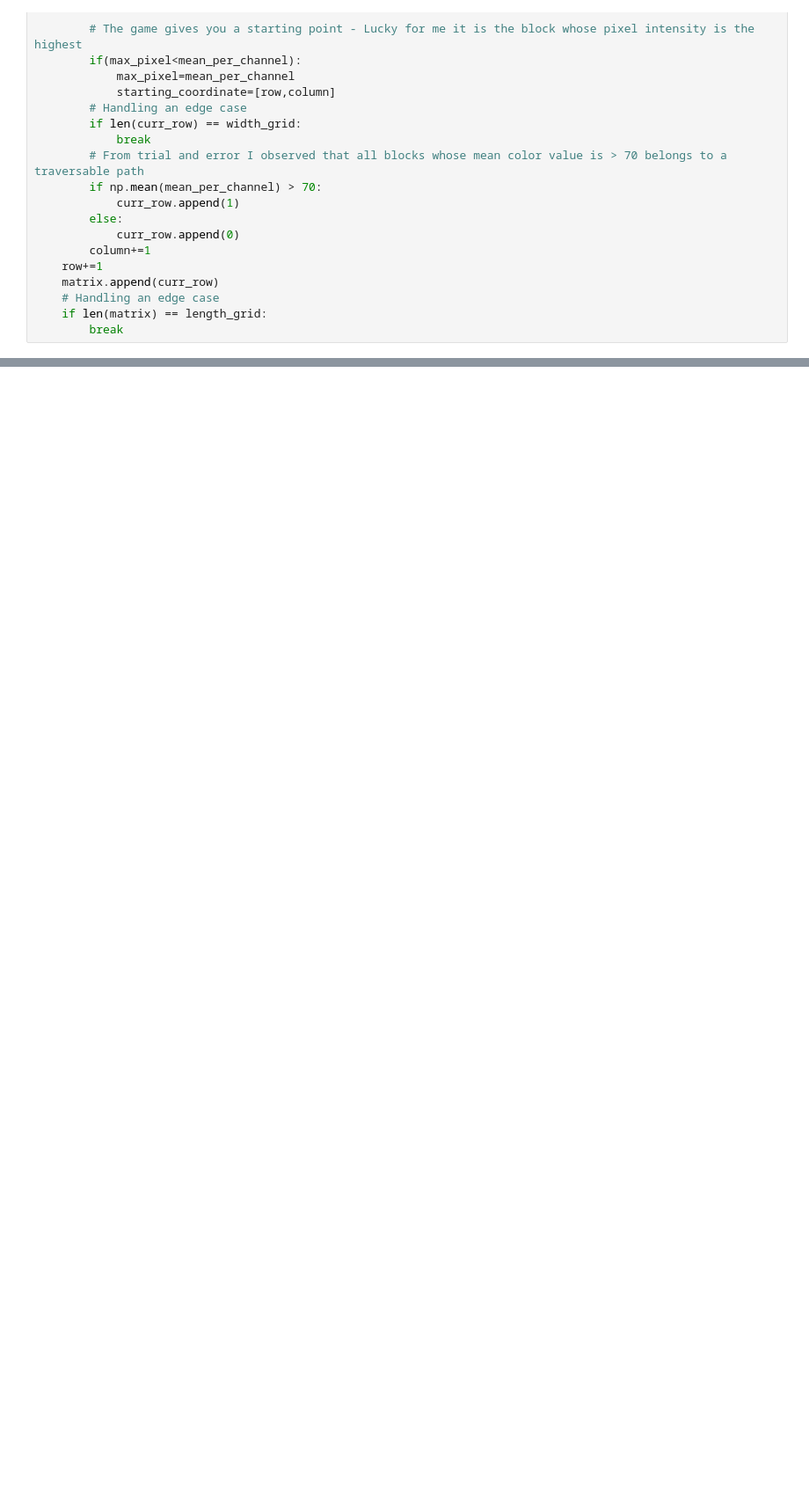
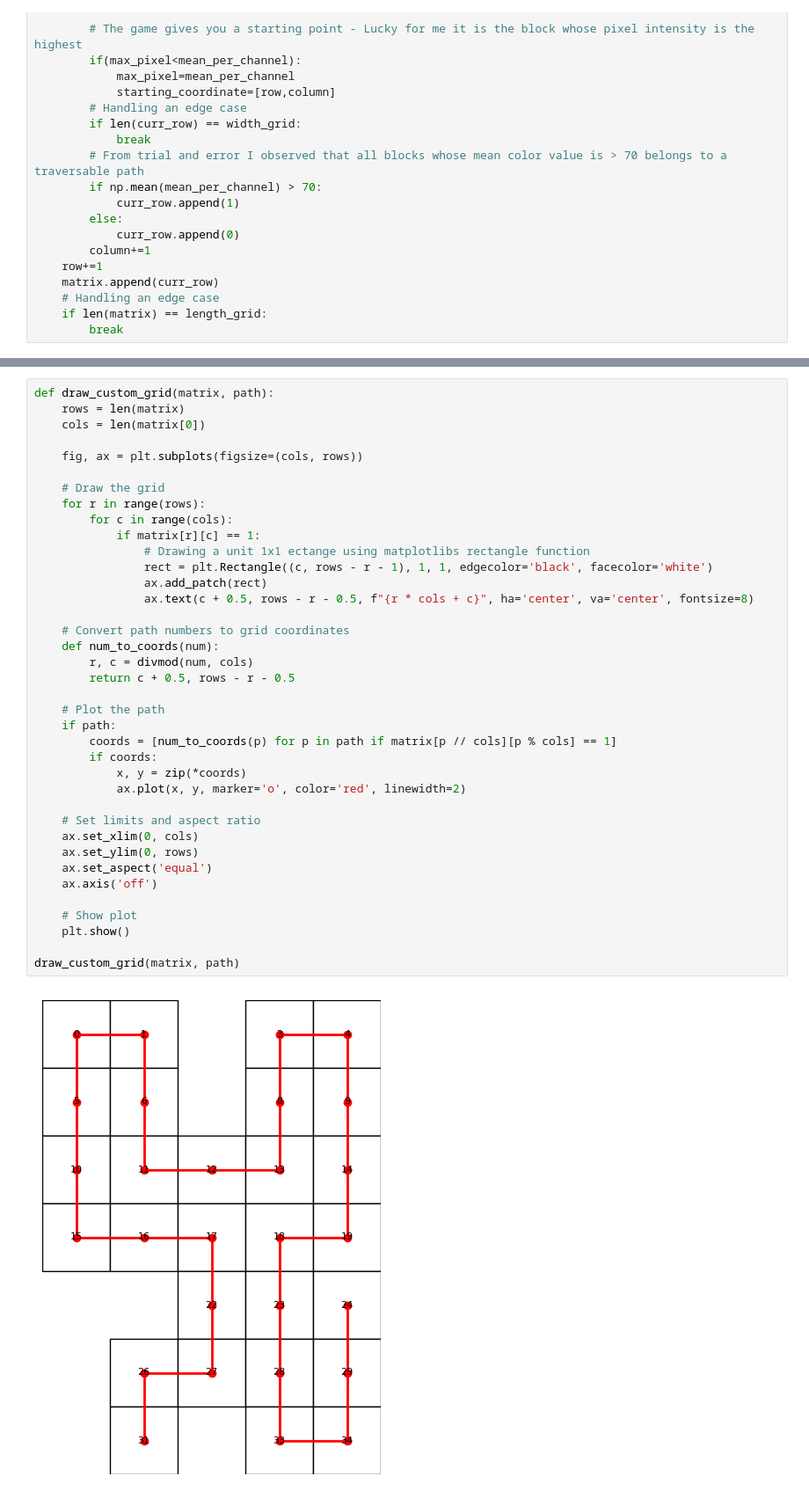
Before and after one commit to Olan-Pinto/BlockFill, a Jupyter notebook: BlockFill.ipynb, the cells around one changed output, grey strips where cells are left out. Shown at 88% size. Saved outputs shown, nothing was run; the diff lists cells and outputs as text; blank space fills up the shorter version.

```diff
--- a/BlockFill.ipynb
+++ b/BlockFill.ipynb
@@ -299,0 +302,40 @@ Hamiltonian Path exists starting from node 1: [1, 2, 8, 7, 13, 12, 18, 19, 25, 2
+# %%
+def draw_custom_grid(matrix, path):
+    rows = len(matrix)
+    cols = len(matrix[0])
+
+    fig, ax = plt.subplots(figsize=(cols, rows))
+
+    # Draw the grid
+    for r in range(rows):
+        for c in range(cols):
+            if matrix[r][c] == 1:
+                # Drawing a unit 1x1 ectange using matplotlibs rectangle function
+                rect = plt.Rectangle((c, rows - r - 1), 1, 1, edgecolor='black', facecolor='white')
+                ax.add_patch(rect)
+                ax.text(c + 0.5, rows - r - 0.5, f"{r * cols + c}", ha='center', va='center', fontsize=8)
+
+    # Convert path numbers to grid coordinates
+    def num_to_coords(num):
+        r, c = divmod(num, cols)
+        return c + 0.5, rows - r - 0.5
+
+    # Plot the path
+    if path:
+        coords = [num_to_coords(p) for p in path if matrix[p // cols][p % cols] == 1]
+        if coords:
+            x, y = zip(*coords)
+            ax.plot(x, y, marker='o', color='red', linewidth=2)
+
+    # Set limits and aspect ratio
+    ax.set_xlim(0, cols)
+    ax.set_ylim(0, rows)
+    ax.set_aspect('equal')
+    ax.axis('off')
+
+    # Show plot
+    plt.show()
+
+draw_custom_grid(matrix, path)
+# %% [output]
+[figure, added]
```
Also changed, not shown: parts of 16 cells of this notebook, 2 other files.
